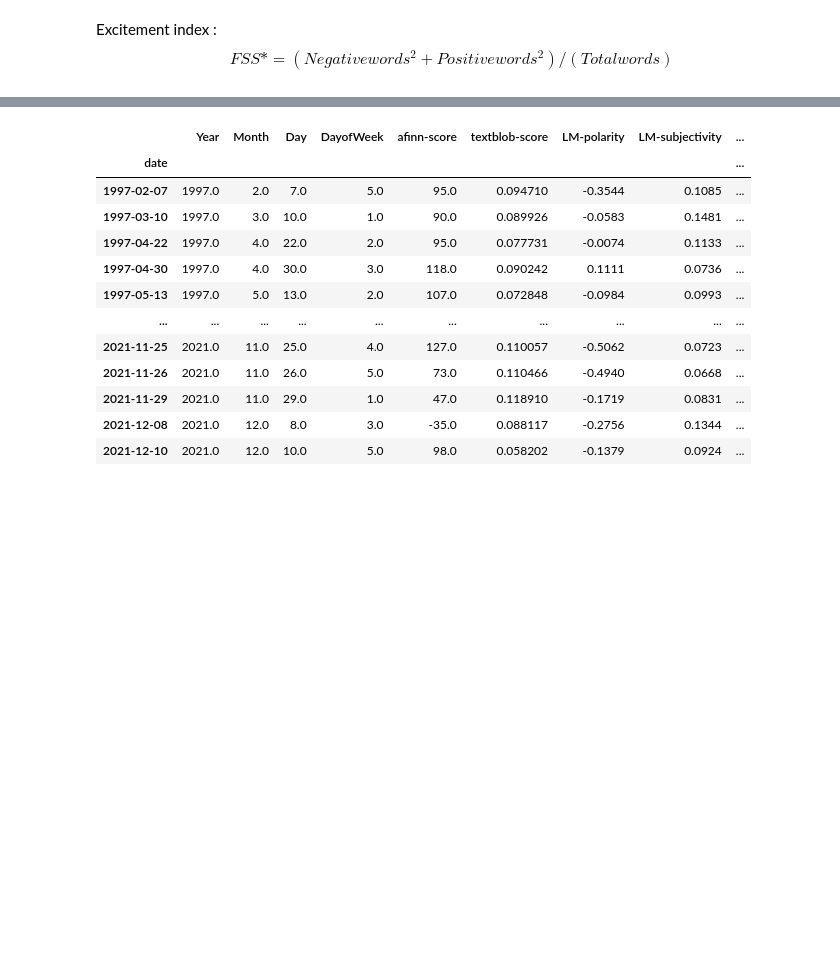
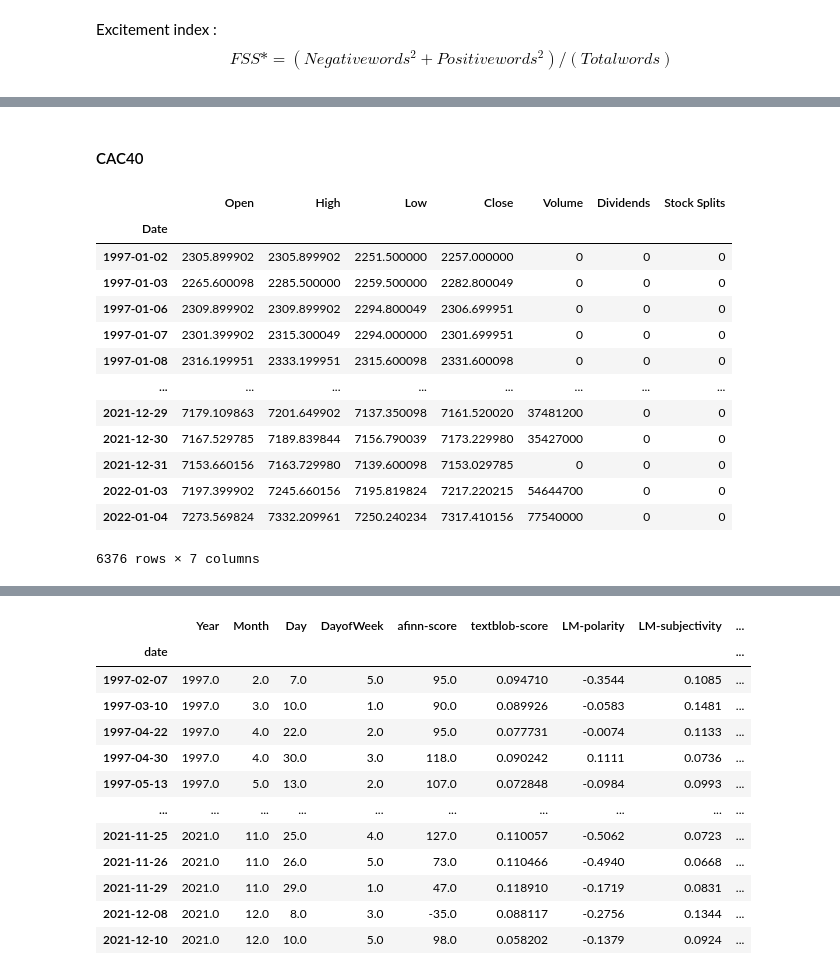
Before and after one commit to a-issac/central-bank-speech-analysis, a Jupyter notebook: Notebook.ipynb, the cells around one changed output, grey strips where cells are left out. Cells and saved outputs as stored; diff of their text form; code cells hidden in the pictures; blank space fills up the shorter version.

```diff
--- a/Notebook.ipynb
+++ b/Notebook.ipynb
@@ -1240,0 +1292,26 @@ pd.DataFrame.from_dict(dataset)
+# %% [markdown]
+#### CAC40
+# %%
+cac='^FCHI'
+#récupération des données
+data=yf.Ticker(cac)
+#récupération prix
+cac40_df= data.history(periode='1d', start='1997-01-01', end='2022-01-05')
+
+#afficher les données pour le CAC 40
+cac40_df
+# %% [output]
+|  | Open | High | Low | Close | Volume | Dividends | Stock Splits |
+| Date |  |  |  |  |  |  |  |
+| 1997-01-02 | 2305.899902 | 2305.899902 | 2251.500000 | 2257.000000 | 0 | 0 | 0 |
+| 1997-01-03 | 2265.600098 | 2285.500000 | 2259.500000 | 2282.800049 | 0 | 0 | 0 |
+| 1997-01-06 | 2309.899902 | 2309.899902 | 2294.800049 | 2306.699951 | 0 | 0 | 0 |
+| 1997-01-07 | 2301.399902 | 2315.300049 | 2294.000000 | 2301.699951 | 0 | 0 | 0 |
+| 1997-01-08 | 2316.199951 | 2333.199951 | 2315.600098 | 2331.600098 | 0 | 0 | 0 |
+| ... | ... | ... | ... | ... | ... | ... | ... |
+| 2021-12-29 | 7179.109863 | 7201.649902 | 7137.350098 | 7161.520020 | 37481200 | 0 | 0 |
+| 2021-12-30 | 7167.529785 | 7189.839844 | 7156.790039 | 7173.229980 | 35427000 | 0 | 0 |
+| 2021-12-31 | 7153.660156 | 7163.729980 | 7139.600098 | 7153.029785 | 0 | 0 | 0 |
+| 2022-01-03 | 7197.399902 | 7245.660156 | 7195.819824 | 7217.220215 | 54644700 | 0 | 0 |
+| 2022-01-04 | 7273.569824 | 7332.209961 | 7250.240234 | 7317.410156 | 77540000 | 0 | 0 |
+6376 rows × 7 columns
```
Also changed, not shown: parts of 81 cells of this notebook.
